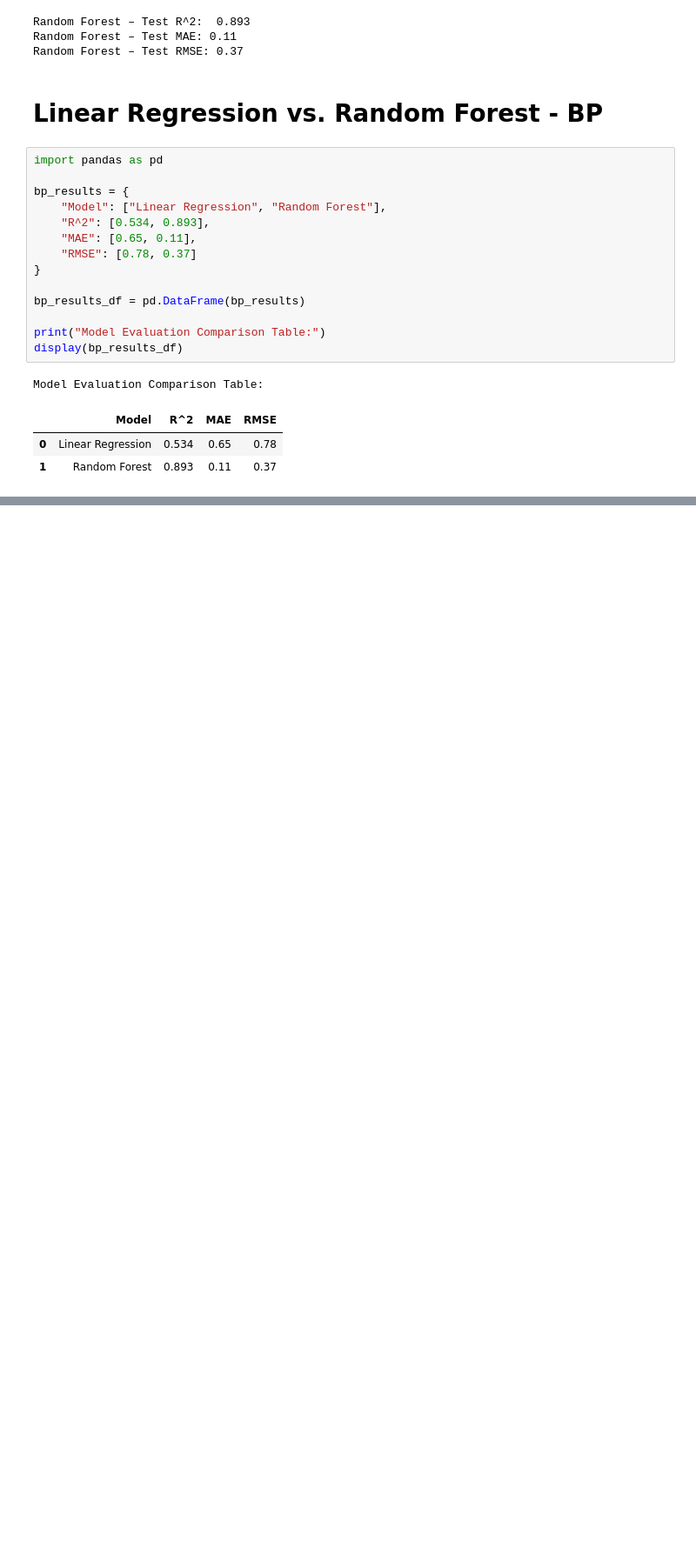
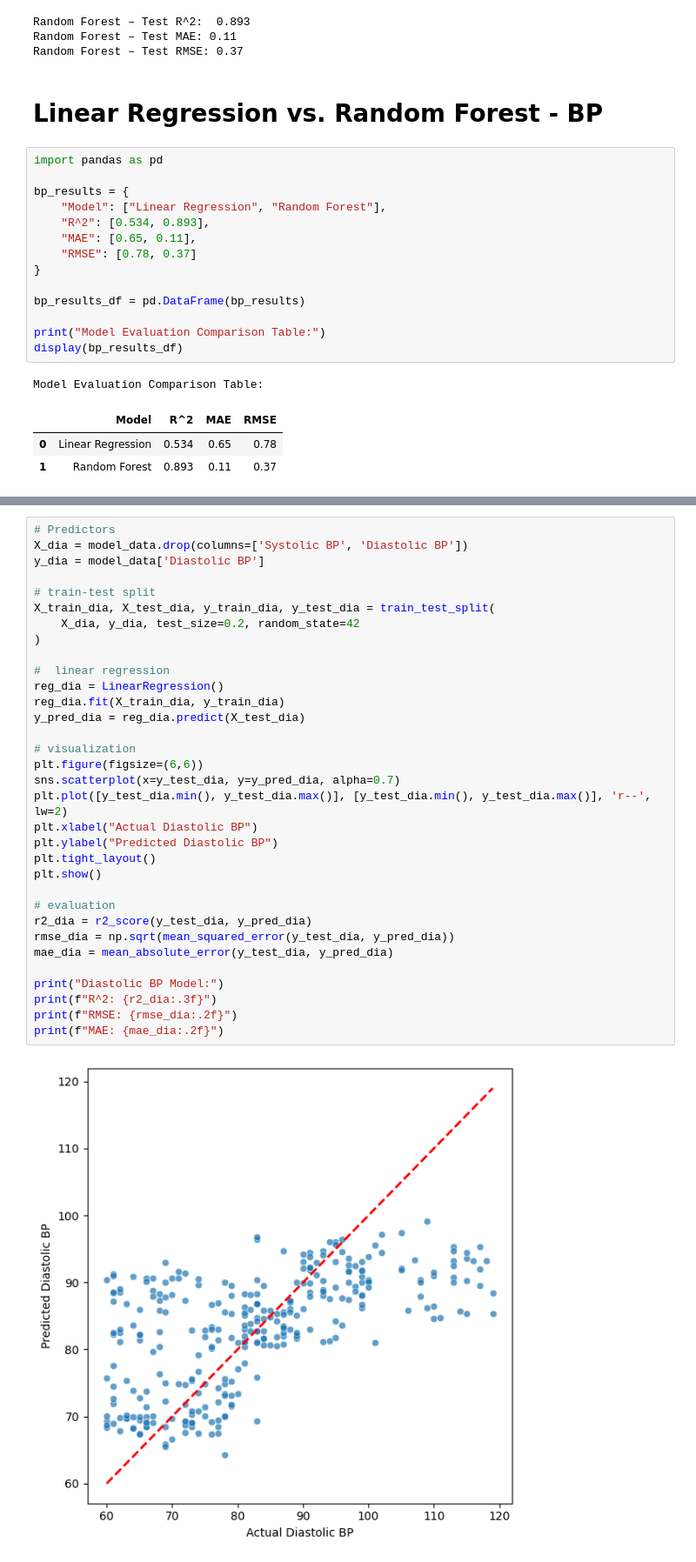
Before and after one commit to DS3001-Group-P/Final-Project, a Jupyter notebook: milestone3.ipynb, the cells around one changed output, grey strips where cells are left out. Shown: that part at 87% size. Saved outputs shown, nothing was run; the diff lists cells and outputs as text; blank space fills up the shorter version.

```diff
--- a/milestone3.ipynb
+++ b/milestone3.ipynb
@@ -490,0 +548,35 @@ Model Evaluation Comparison Table:
+# %%
+# Predictors
+X_dia = model_data.drop(columns=['Systolic BP', 'Diastolic BP'])
+y_dia = model_data['Diastolic BP']
+
+# train-test split
+X_train_dia, X_test_dia, y_train_dia, y_test_dia = train_test_split(
+    X_dia, y_dia, test_size=0.2, random_state=42
+)
+
+#  linear regression
+reg_dia = LinearRegression()
+reg_dia.fit(X_train_dia, y_train_dia)
+y_pred_dia = reg_dia.predict(X_test_dia)
+
+# visualization
+plt.figure(figsize=(6,6))
+sns.scatterplot(x=y_test_dia, y=y_pred_dia, alpha=0.7)
+plt.plot([y_test_dia.min(), y_test_dia.max()], [y_test_dia.min(), y_test_dia.max()], 'r--', lw=2)
+plt.xlabel("Actual Diastolic BP")
+plt.ylabel("Predicted Diastolic BP")
+plt.tight_layout()
+plt.show()
+
+# evaluation
+r2_dia = r2_score(y_test_dia, y_pred_dia)
+rmse_dia = np.sqrt(mean_squared_error(y_test_dia, y_pred_dia))
+mae_dia = mean_absolute_error(y_test_dia, y_pred_dia)
+
+print("Diastolic BP Model:")
+print(f"R^2: {r2_dia:.3f}")
+print(f"RMSE: {rmse_dia:.2f}")
+print(f"MAE: {mae_dia:.2f}")
+# %% [output]
+[figure, added]
```
Also changed, not shown: parts of 6 cells of this notebook.
